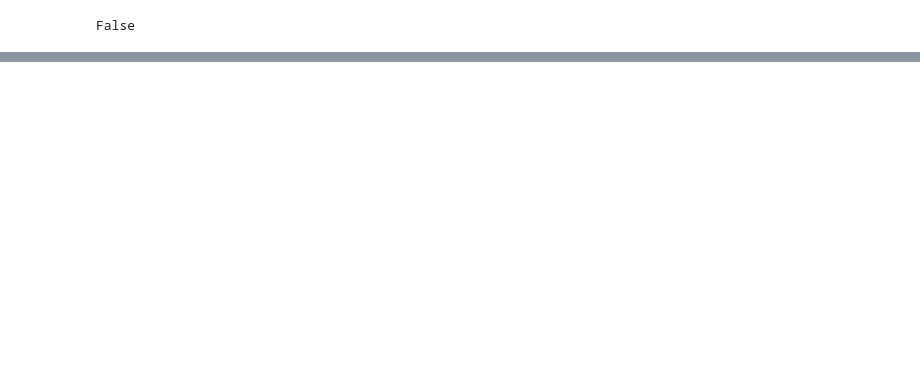
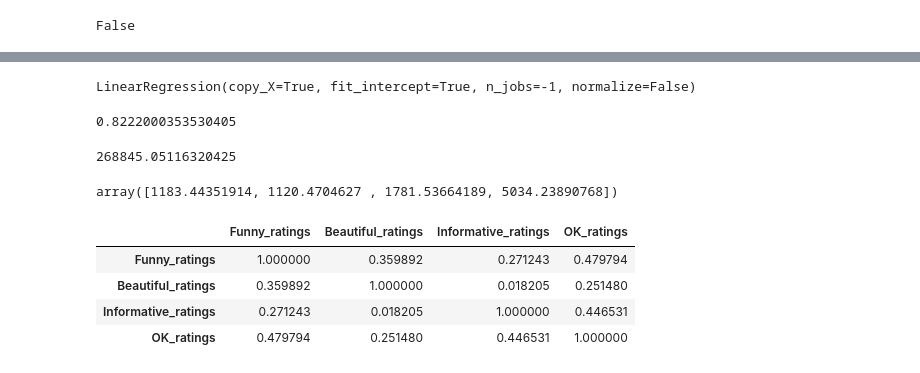
Before and after one commit to ngb0330/Projects, a Jupyter notebook: Analyses/Ted Talk Feature Selection.ipynb, the cells around one changed output, grey strips where cells are left out. Cells and saved outputs as stored; diff of their text form; code cells hidden in the pictures; blank space fills up the shorter version.

```diff
--- a/Analyses/Ted Talk Feature Selection.ipynb
+++ b/Analyses/Ted Talk Feature Selection.ipynb
@@ -92,0 +196,16 @@ plot([trace])
+# %%
+model.fit(X_train[feature_names[support]],y_train)
+# %% [output]
+LinearRegression(copy_X=True, fit_intercept=True, n_jobs=-1, normalize=False)
+# %%
+model.score(X_test[feature_names[support]], y_test)
+# %% [output]
+0.8222000353530405
+# %%
+model.intercept_
+# %% [output]
+268845.05116320425
+# %%
+model.coef_
+# %% [output]
+array([1183.44351914, 1120.4704627 , 1781.53664189, 5034.23890768])
@@ -92,0 +215,8 @@ plot([trace])
+# %%
+reduced_X.corr(method = 'spearman')
+# %% [output]
+|  | Funny_ratings | Beautiful_ratings | Informative_ratings | OK_ratings |
+| Funny_ratings | 1.000000 | 0.359892 | 0.271243 | 0.479794 |
+| Beautiful_ratings | 0.359892 | 1.000000 | 0.018205 | 0.251480 |
+| Informative_ratings | 0.271243 | 0.018205 | 1.000000 | 0.446531 |
+| OK_ratings | 0.479794 | 0.251480 | 0.446531 | 1.000000 |
```
Also changed, not shown: parts of 27 cells of this notebook.
